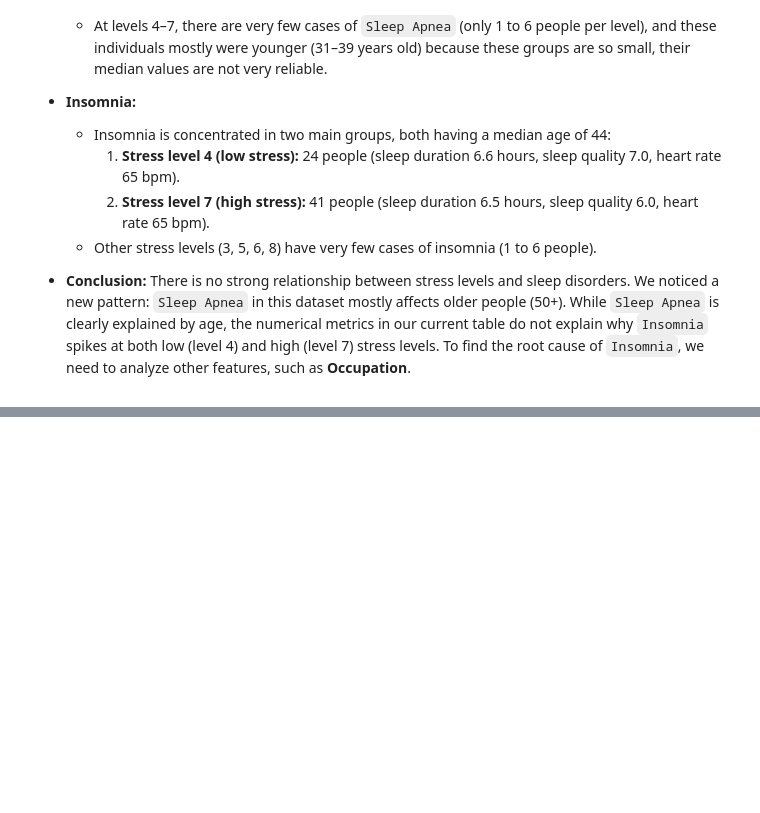
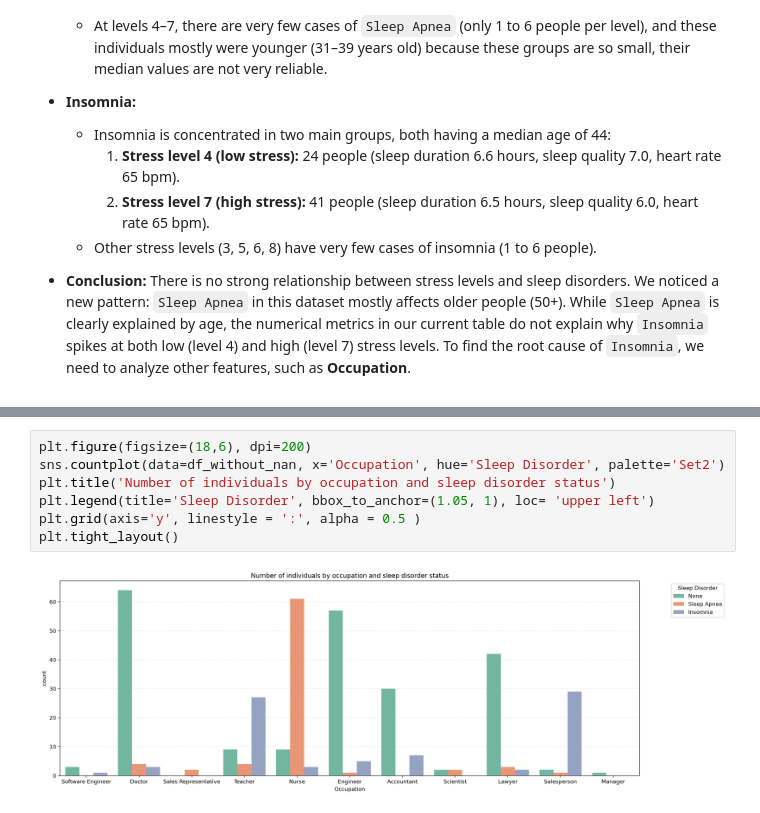
Before and after one commit to SabinaSid/Welness_sleep_analysis, a Jupyter notebook: Notebooks/eda_sleep_analysis.ipynb, the cells around one changed output, grey strips where cells are left out. Cells and saved outputs as stored; diff of their text form; blank space fills up the shorter version.

Commit message:
feat: analyze occupation impact on stress levels and sleep disorders

```diff
--- a/Notebooks/eda_sleep_analysis.ipynb
+++ b/Notebooks/eda_sleep_analysis.ipynb
@@ -311,0 +336,9 @@ While `Sleep Apnea` is clearly explained by age, the numerical metrics in our cu
+# %%
+plt.figure(figsize=(18,6), dpi=200)
+sns.countplot(data=df_without_nan, x='Occupation', hue='Sleep Disorder', palette='Set2')
+plt.title('Number of individuals by occupation and sleep disorder status')
+plt.legend(title='Sleep Disorder', bbox_to_anchor=(1.05, 1), loc= 'upper left')
+plt.grid(axis='y', linestyle = ':', alpha = 0.5 )
+plt.tight_layout()
+# %% [output]
+[figure, added]
```
Also changed, not shown: parts of 7 cells of this notebook.
